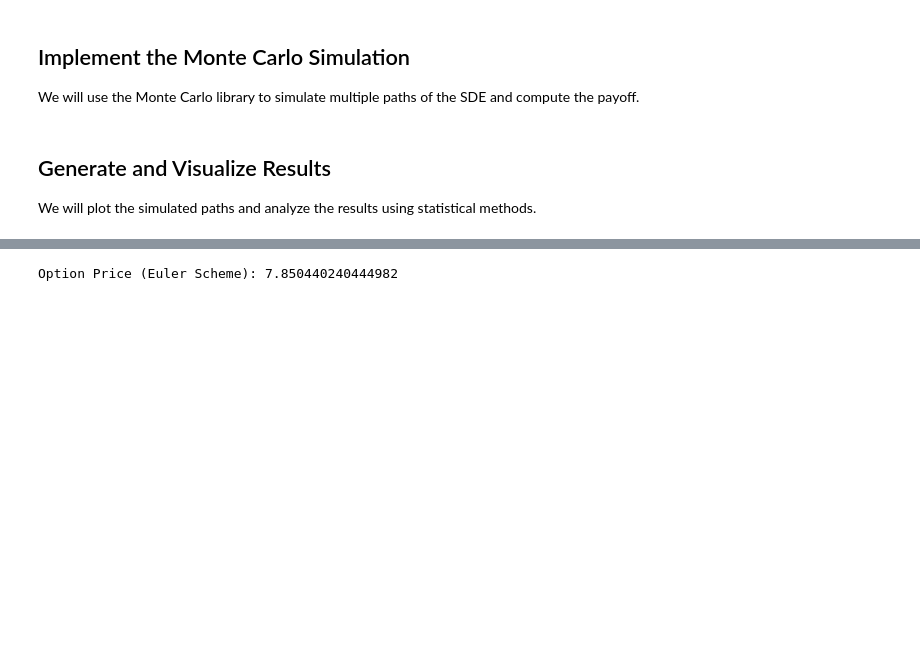
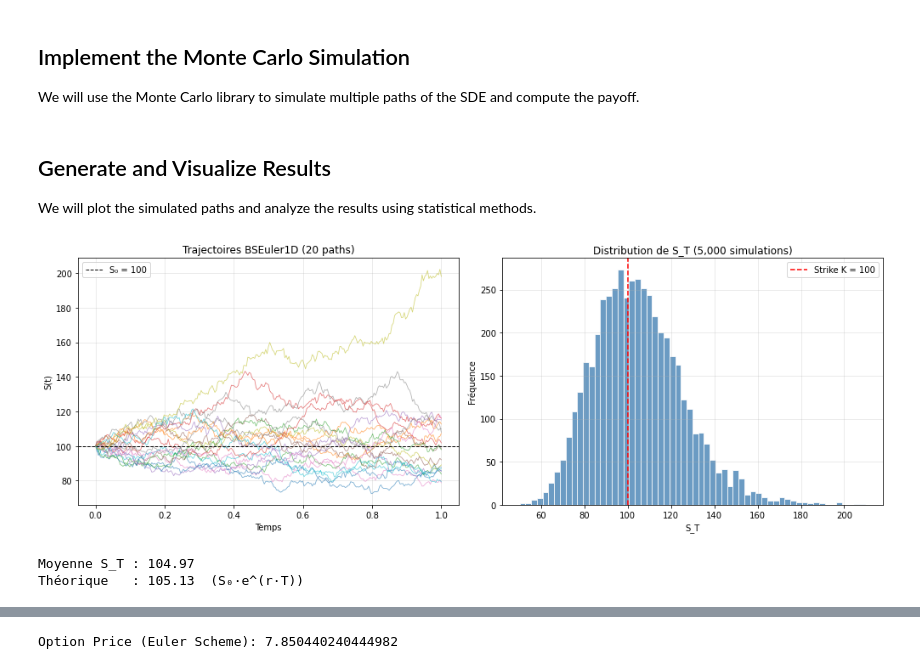
Before and after one commit to Mohamed-Abdellahi/numerical_finance, a Jupyter notebook: notebooks/test_monte_carlo.ipynb, the cells around one changed output, grey strips where cells are left out. Saved outputs shown, nothing was run; the diff lists cells and outputs as text; code cells hidden in the pictures; blank space fills up the shorter version.

Commit message:
Add simulate_paths() to MCEngine + path-dependent payoff visualization

```diff
--- a/notebooks/test_monte_carlo.ipynb
+++ b/notebooks/test_monte_carlo.ipynb
@@ -42,3 +42,57 @@ We will use the Monte Carlo library to simulate multiple paths of the SDE and co
 ## Generate and Visualize Results
 
 We will plot the simulated paths and analyze the results using statistical methods.
+# %%
+import numpy as np
+import matplotlib.pyplot as plt
+
+# --- Paramètres ---
+T            = 1.0
+nb_steps     = 252
+nb_vis_paths = 20
+time_grid    = np.linspace(0, T, nb_steps + 1)
+
+# --- Process pour la visualisation ---
+uniform_vis = LinearCongruential(seed=123)
+normal_vis  = NormalBoxMuller(mu=0, sigma=1, uniform=uniform_vis)
+proc_vis    = BSEuler1D(generator=normal_vis, spot=100, rate=0.05, vol=0.2)
+
+# --- Récupérer les trajectoires via MCEngine.simulate_paths() ---
+engine_vis = MCEngine()
+paths = engine_vis.simulate_paths(proc_vis, nb_paths=5000, T=T, nb_steps=nb_steps)
+# paths[i][dim] = List[float] pour la trajectoire i, dimension dim
+
+fig, axes = plt.subplots(1, 2, figsize=(14, 5))
+
+# --- Plot 1 : trajectoires ---
+for i in range(nb_vis_paths):
+    values = paths[i][0]          # dimension 0 (1D)
+    axes[0].plot(time_grid, values, alpha=0.6, linewidth=0.8)
+
+axes[0].axhline(100, color='k', linestyle='--', linewidth=1, label='S₀ = 100')
+axes[0].set_title(f"Trajectoires BSEuler1D ({nb_vis_paths} paths)")
+axes[0].set_xlabel("Temps")
+axes[0].set_ylabel("S(t)")
+axes[0].legend()
+axes[0].grid(alpha=0.3)
+
+# --- Plot 2 : distribution des valeurs terminales ---
+terminal_values = [paths[i][0][-1] for i in range(len(paths))]
+
+axes[1].hist(terminal_values, bins=60, color='steelblue', edgecolor='white', alpha=0.8)
+axes[1].axvline(100, color='red', linestyle='--', linewidth=1.5, label='Strike K = 100')
+axes[1].set_title(f"Distribution de S_T ({len(paths):,} simulations)")
+axes[1].set_xlabel("S_T")
+axes[1].set_ylabel("Fréquence")
+axes[1].legend()
+axes[1].grid(alpha=0.3)
+
+plt.tight_layout()
+plt.show()
+
+print(f"Moyenne S_T : {np.mean(terminal_values):.2f}")
+print(f"Théorique   : {100 * np.exp(0.05 * T):.2f}  (S₀·e^(r·T))")
+# %% [output]
+[figure, added]
+Moyenne S_T : 104.97
+Théorique   : 105.13  (S₀·e^(r·T))
```
Also changed, not shown: parts of 1 cell of this notebook, 1 other file.
